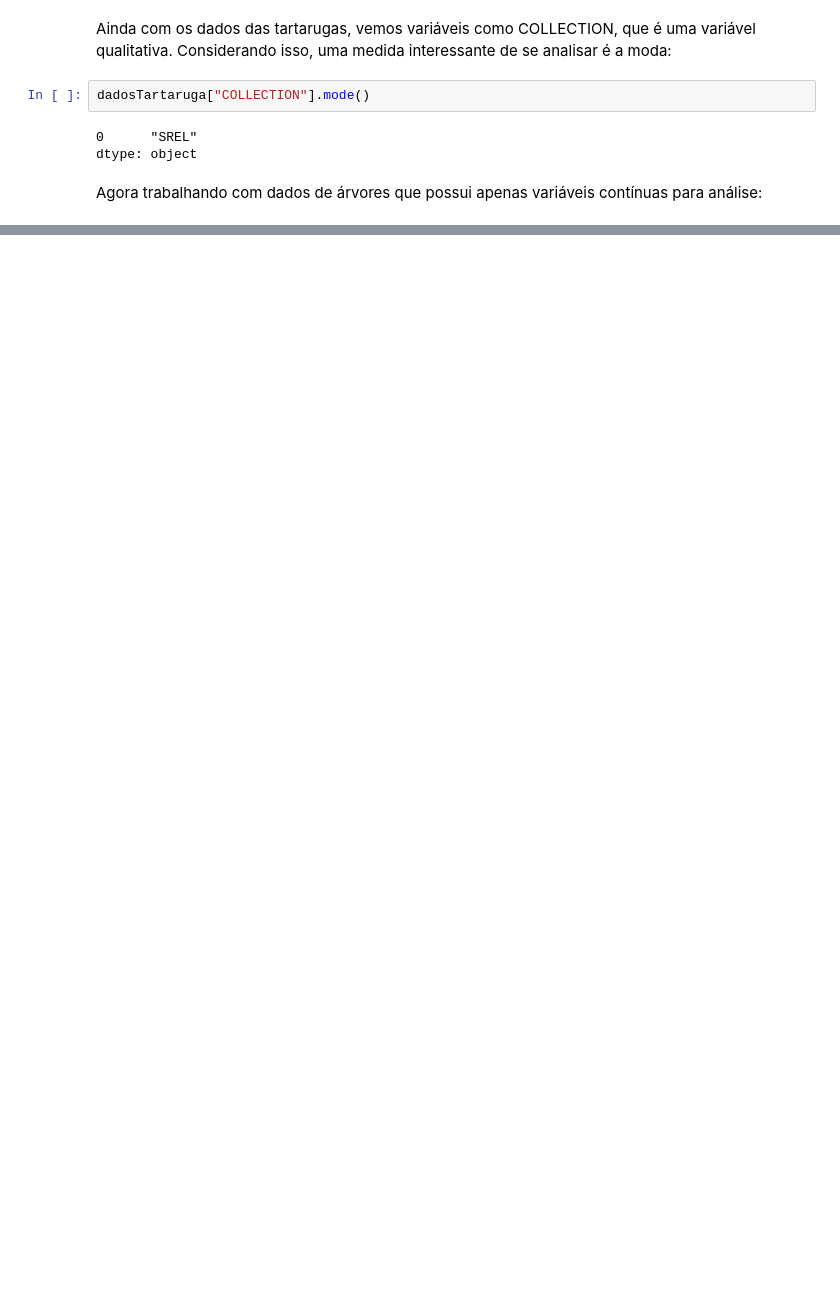
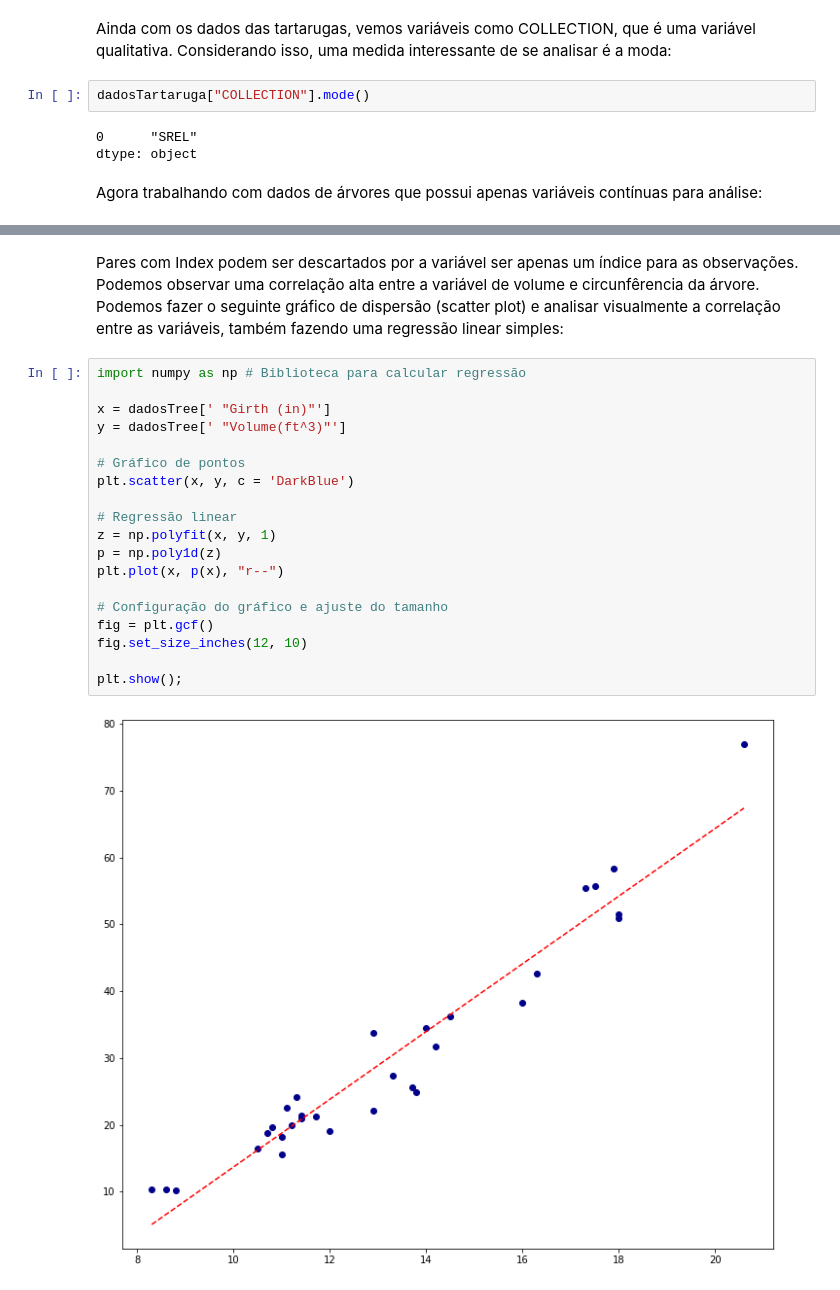
Before and after one commit to brenoslivio/StatisticsTutoring, a Jupyter notebook: Monitoria_Aula_Pratica.ipynb, the cells around one changed output, grey strips where cells are left out. Drawn from its saved outputs; the diff is of its cells as text; blank space fills up the shorter version.

```diff
--- a/Monitoria_Aula_Pratica.ipynb
+++ b/Monitoria_Aula_Pratica.ipynb
@@ -148,0 +207,23 @@ dadosTree.boxplot(column=[' "Volume(ft^3)"']);
+# %% [markdown]
+Pares com Index podem ser descartados por a variável ser apenas um índice para as observações. Podemos observar uma correlação alta entre a variável de volume e circunfêrencia da árvore. Podemos fazer o seguinte gráfico de dispersão (scatter plot) e analisar visualmente a correlação entre as variáveis, também fazendo uma regressão linear simples:
+# %%
+import numpy as np # Biblioteca para calcular regressão
+
+x = dadosTree[' "Girth (in)"']
+y = dadosTree[' "Volume(ft^3)"']
+
+# Gráfico de pontos
+plt.scatter(x, y, c = 'DarkBlue')
+
+# Regressão linear
+z = np.polyfit(x, y, 1)
+p = np.poly1d(z)
+plt.plot(x, p(x), "r--")
+
+# Configuração do gráfico e ajuste do tamanho
+fig = plt.gcf()
+fig.set_size_inches(12, 10)
+
+plt.show();
+# %% [output]
+[figure, added]
```
Also changed, not shown: parts of 27 cells of this notebook, 1 other file.
